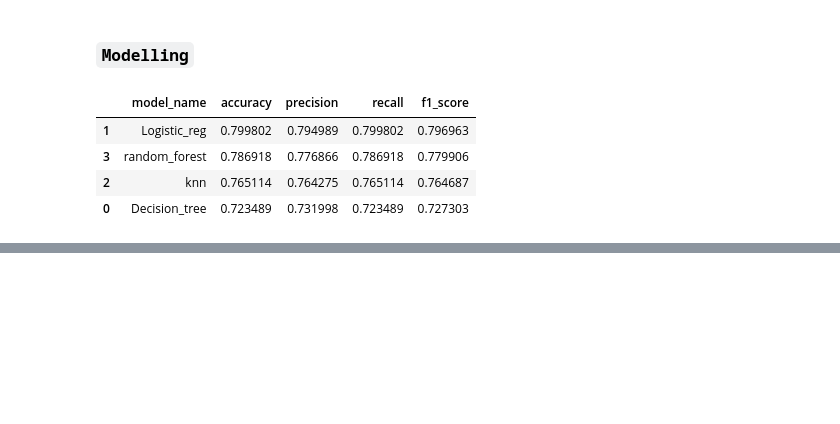
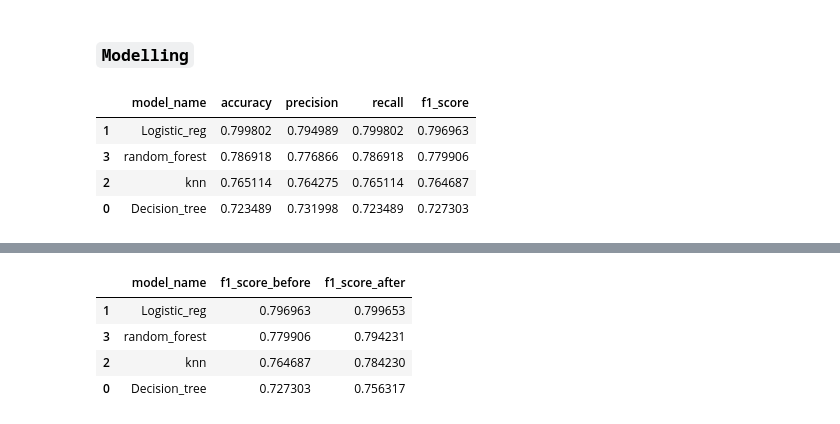
Before and after one commit to heldana30/Customer_Churn_Prediction, a Jupyter notebook: customer_churn_prediction.ipynb, the cells around one changed output, grey strips where cells are left out. Drawn from its saved outputs; the diff is of its cells as text; code cells hidden in the pictures; blank space fills up the shorter version.

```diff
--- a/customer_churn_prediction.ipynb
+++ b/customer_churn_prediction.ipynb
@@ -1264,0 +1360,16 @@ metrics_table.sort_values(ascending=False, by='f1_score')
+# %%
+metric_before_after_tuning_models = pd.merge(
+    metrics_table[['model_name', 'f1_score']],
+    df_models,
+    on='model_name',
+    how='inner',
+    suffixes=('_before', '_after')
+).sort_values(ascending=False, by='f1_score_after')
+
+metric_before_after_tuning_models
+# %% [output]
+|  | model_name | f1_score_before | f1_score_after |
+| 1 | Logistic_reg | 0.796963 | 0.799653 |
+| 3 | random_forest | 0.779906 | 0.794231 |
+| 2 | knn | 0.764687 | 0.784230 |
+| 0 | Decision_tree | 0.727303 | 0.756317 |
```
Also changed, not shown: parts of 11 cells of this notebook.
